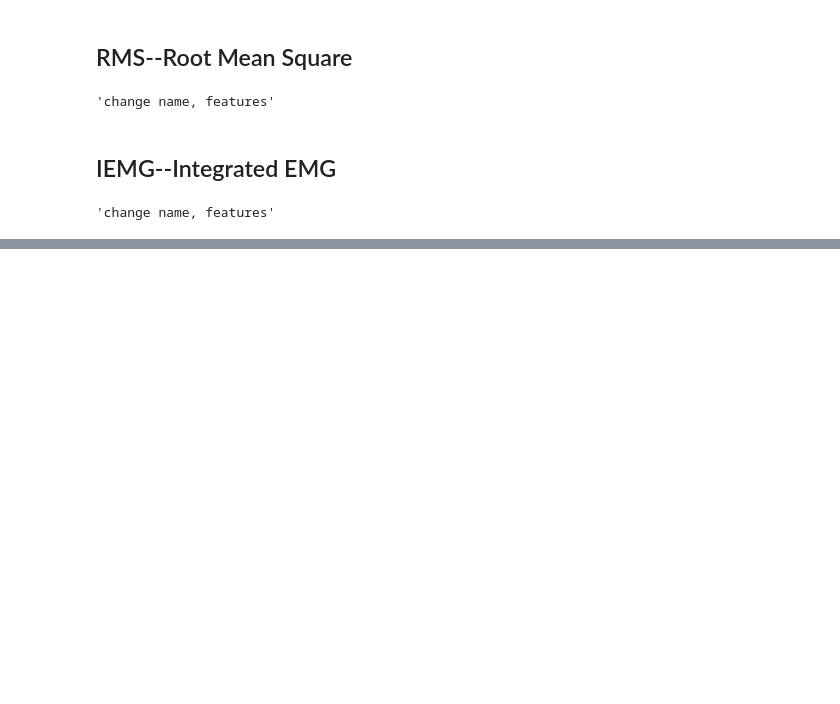
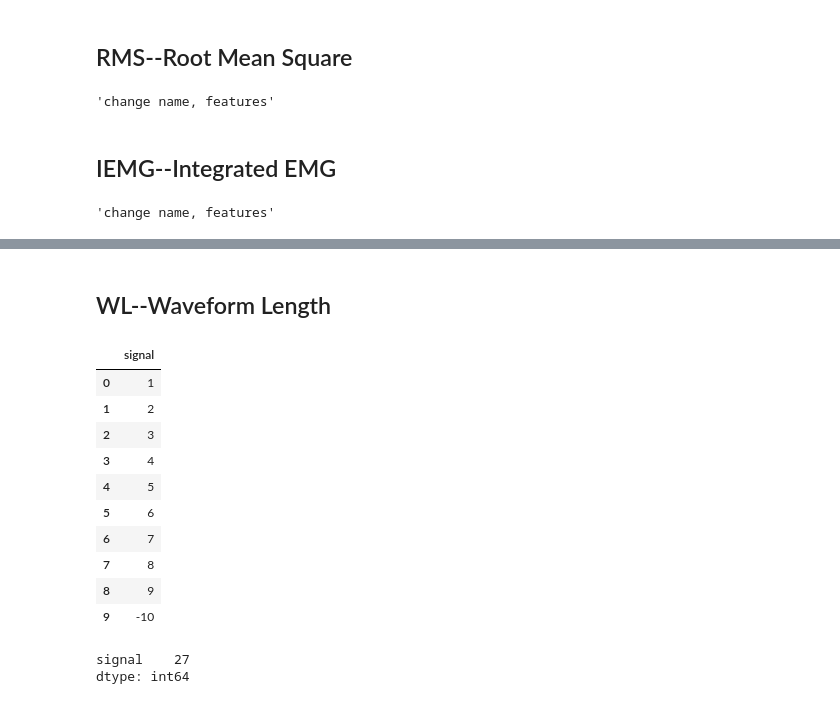
Before and after one commit to MountStonne/GazeSemgIntegration, a Jupyter notebook: more_features/features_analysis.ipynb, the cells around one changed output, grey strips where cells are left out. Cells and saved outputs as stored; diff of their text form; code cells hidden in the pictures; blank space fills up the shorter version.

```diff
--- a/more_features/features_analysis.ipynb
+++ b/more_features/features_analysis.ipynb
@@ -311,0 +397,2 @@ name_features.append(name)
+# %% [markdown]
+## WL--Waveform Length
@@ -312,3 +407,27 @@ name_features.append(name)
+# %%
+# function test
+dummy_data = {
+    'signal': [1,2,3,4,5,6,7,8,9,-10]}
+
+dummy_df = pd.DataFrame(dummy_data)
+dummy_df
+# %% [output]
+|  | signal |
+| 0 | 1 |
+| 1 | 2 |
+| 2 | 3 |
+| 3 | 4 |
+| 4 | 5 |
+| 5 | 6 |
+| 6 | 7 |
+| 7 | 8 |
+| 8 | 9 |
+| 9 | -10 |
+# %%
+wl(dummy_df)
+# %% [output]
+signal    27
+dtype: int64
 # %%
 print(acc_features,name_features)
 # %%
```
Also changed, not shown: parts of 6 cells of this notebook, 1 other file.
